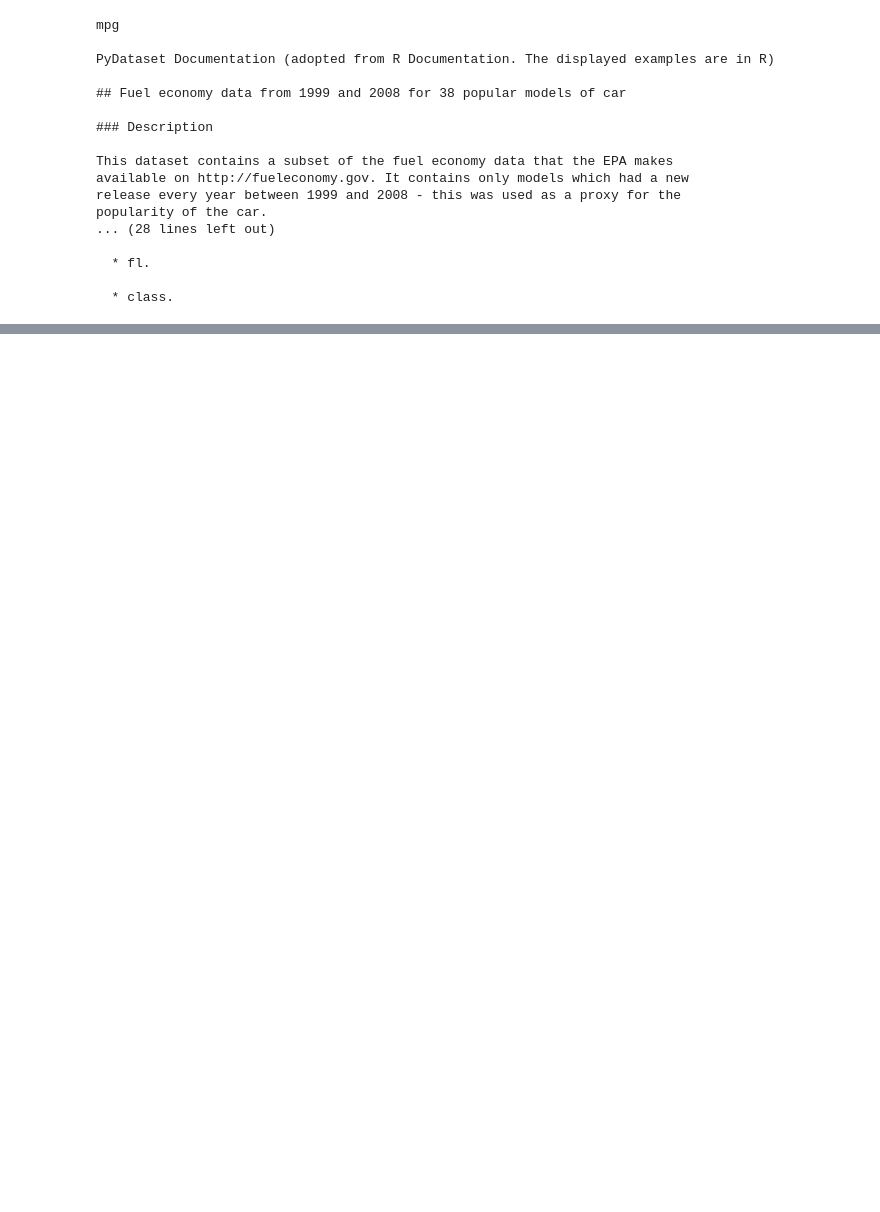
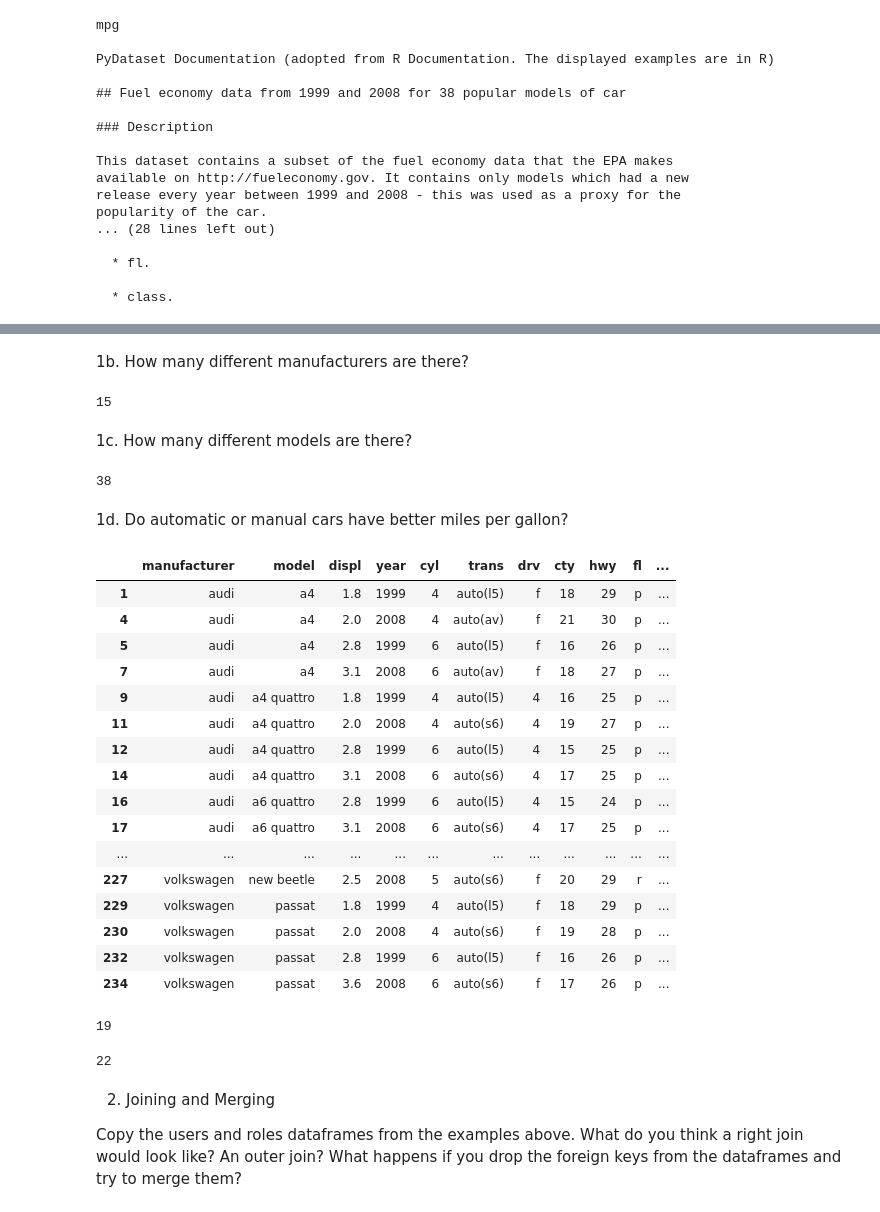
Before and after one commit to faithkane3/python-exercises, a Jupyter notebook: pandas_exercises.ipynb, the cells around one changed output, grey strips where cells are left out. Cells and saved outputs as stored; diff of their text form; code cells hidden in the pictures; blank space fills up the shorter version.

```diff
--- a/pandas_exercises.ipynb
+++ b/pandas_exercises.ipynb
@@ -469,0 +60,10 @@ num_above_median / len(Mammals) * 100
+# %%
+# This is wrong... go back and fix it
+# If you have a groupby, you have to have an .agg
+# The simplest .agg is count
+# Use groupby and agg("mean")
+mpg["average_mileage"] = (mpg.cty + mpg.hwy) / 2
+best_average_mileage = mpg.groupby("manufacturer").count()
+best_average_mileage = pd.DataFrame(mpg.groupby("manufacturer").average_mileage.agg("mean")).sort_values(by="average_mileage", ascending=False)
+# best_average_mileage = mpg.sort_values(by="average_mileage", ascending=False)
+best_average_mileage
@@ -469,0 +88,18 @@ num_above_median / len(Mammals) * 100
+# %% [markdown]
+1b. How many different manufacturers are there?
+# %%
+#nunique can do this, too
+#mpg.manufacturer.nunique()
+num_of_manufacturers = len(mpg.manufacturer.unique())
+num_of_manufacturers
+# %% [output]
+15
+# %% [markdown]
+1c. How many different models are there?
+# %%
+#nunique can do this, too
+#mpg.model.nunique()
+num_of_models = len(mpg.model.unique())
+num_of_models
+# %% [output]
+38
@@ -469,0 +110,35 @@ num_above_median / len(Mammals) * 100
+# %% [markdown]
+1d. Do automatic or manual cars have better miles per gallon?
+# %%
+automatic_trans = mpg[mpg.trans.str.contains("auto")]
+automatic_trans
+# %% [output]
+|  | manufacturer | model | displ | year | cyl | trans | drv | cty | hwy | fl | ... |
+| 1 | audi | a4 | 1.8 | 1999 | 4 | auto(l5) | f | 18 | 29 | p | ... |
+| 4 | audi | a4 | 2.0 | 2008 | 4 | auto(av) | f | 21 | 30 | p | ... |
+| 5 | audi | a4 | 2.8 | 1999 | 6 | auto(l5) | f | 16 | 26 | p | ... |
+| 7 | audi | a4 | 3.1 | 2008 | 6 | auto(av) | f | 18 | 27 | p | ... |
+| 9 | audi | a4 quattro | 1.8 | 1999 | 4 | auto(l5) | 4 | 16 | 25 | p | ... |
+| 11 | audi | a4 quattro | 2.0 | 2008 | 4 | auto(s6) | 4 | 19 | 27 | p | ... |
+| 12 | audi | a4 quattro | 2.8 | 1999 | 6 | auto(l5) | 4 | 15 | 25 | p | ... |
+| 14 | audi | a4 quattro | 3.1 | 2008 | 6 | auto(s6) | 4 | 17 | 25 | p | ... |
+| 16 | audi | a6 quattro | 2.8 | 1999 | 6 | auto(l5) | 4 | 15 | 24 | p | ... |
+| 17 | audi | a6 quattro | 3.1 | 2008 | 6 | auto(s6) | 4 | 17 | 25 | p | ... |
+| ... | ... | ... | ... | ... | ... | ... | ... | ... | ... | ... | ... |
+| 227 | volkswagen | new beetle | 2.5 | 2008 | 5 | auto(s6) | f | 20 | 29 | r | ... |
+| 229 | volkswagen | passat | 1.8 | 1999 | 4 | auto(l5) | f | 18 | 29 | p | ... |
+| 230 | volkswagen | passat | 2.0 | 2008 | 4 | auto(s6) | f | 19 | 28 | p | ... |
+| 232 | volkswagen | passat | 2.8 | 1999 | 6 | auto(l5) | f | 16 | 26 | p | ... |
+| 234 | volkswagen | passat | 3.6 | 2008 | 6 | auto(s6) | f | 17 | 26 | p | ... |
+# %%
+#automatic_trans.sort_values(by="average_mileage", ascending=False)
+automatic_trans_mean = round(automatic_trans.average_mileage.mean())
+automatic_trans_mean
+# %% [output]
+19
+# %%
+manual_trans = mpg[mpg.trans.str.contains("man")]
+manual_trans_mean = round(manual_trans.average_mileage.mean())
+manual_trans_mean
+# %% [output]
+22
@@ -469,0 +147,4 @@ num_above_median / len(Mammals) * 100
+# %% [markdown]
+2. Joining and Merging
+
+Copy the users and roles dataframes from the examples above. What do you think a right join would look like? An outer join? What happens if you drop the foreign keys from the dataframes and try to merge them?
```
Also changed, not shown: parts of 86 cells of this notebook, 3 other files.
